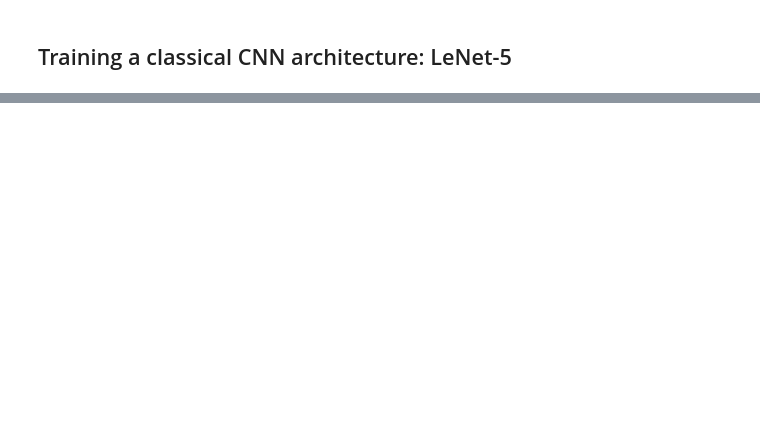
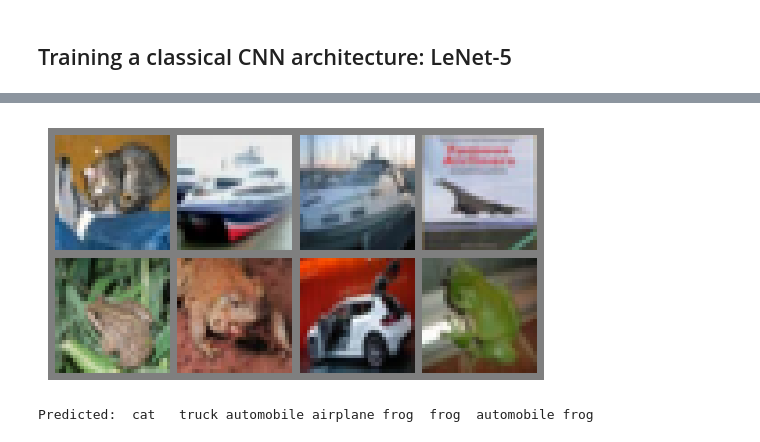
Before and after one commit to Salekin-13/CNN-block-lab, a Jupyter notebook: experiments.ipynb, the cells around one changed output, grey strips where cells are left out. Saved outputs shown, nothing was run; the diff lists cells and outputs as text; code cells hidden in the pictures; blank space fills up the shorter version.

```diff
--- a/experiments.ipynb
+++ b/experiments.ipynb
@@ -44,5 +56,5 @@ from utils.model_architecture import LeNet
 from utils.train import train_model
 
 model = LeNet().to(device)
-model = train_model(model, train_dataloader, 20)
+model = train_model(model, train_dataloader, val=val_dataloader, num_epochs=20, lr=1e-3)
 # %% [output]
@@ -72,0 +84,14 @@ Test Loss: 400.4546576142311 & Accuracy: 54.30%
+# %%
+dataiter = iter(test_dataloader)
+images, labels = next(dataiter)
+
+imgshow(torchvision.utils.make_grid(images[:8], nrow=4))
+
+model.eval()
+outputs = model(images.to(device))
+_, predicted = torch.max(outputs.data, 1)
+print('Predicted: ', ' '.join(f'{classes[predicted[j]]:5s}'
+                              for j in range(8)))
+# %% [output]
+[figure, added]
+Predicted:  cat   truck automobile airplane frog  frog  automobile frog
```
Also changed, not shown: parts of 7 cells of this notebook, 2 other files.
